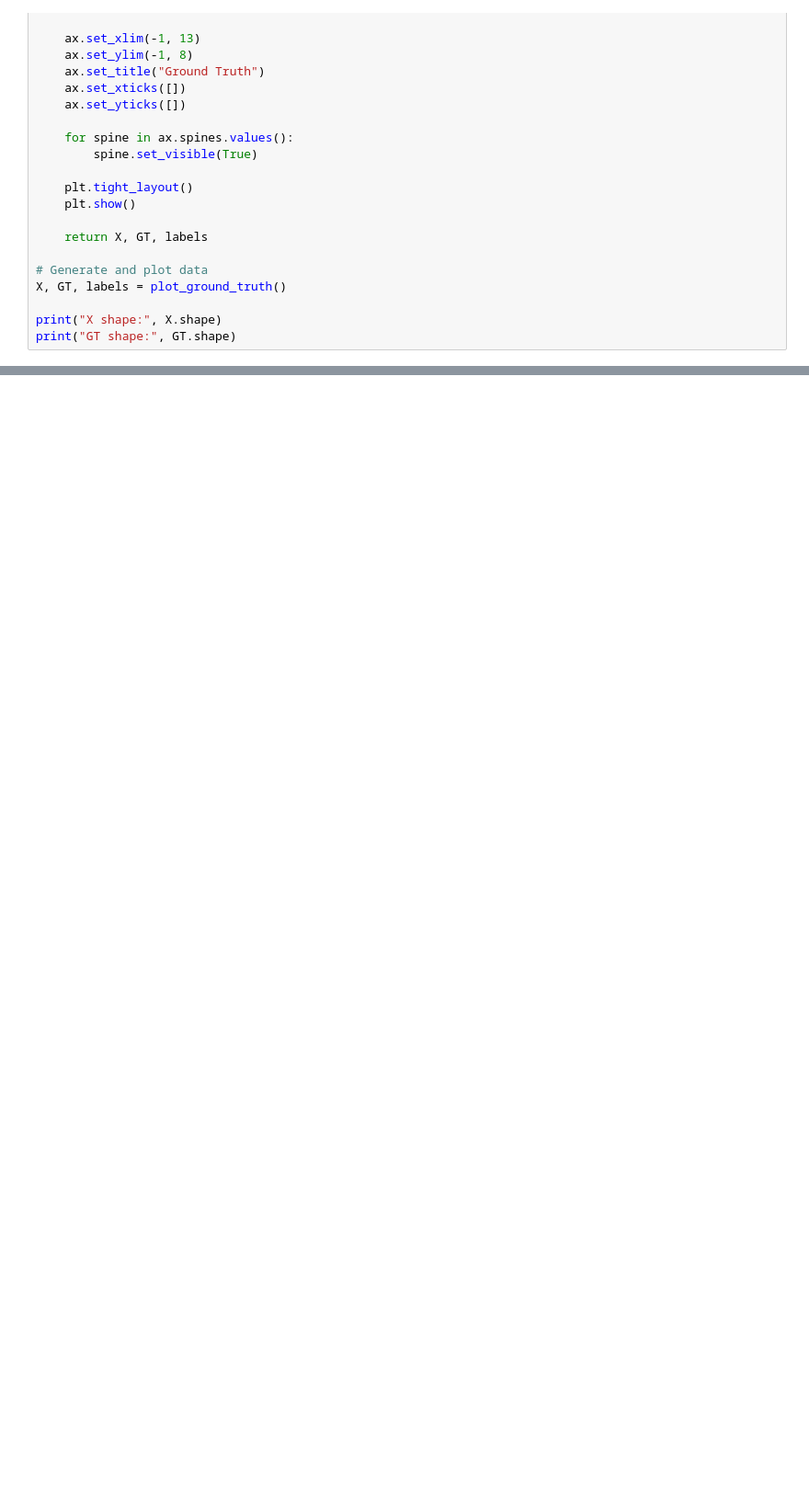
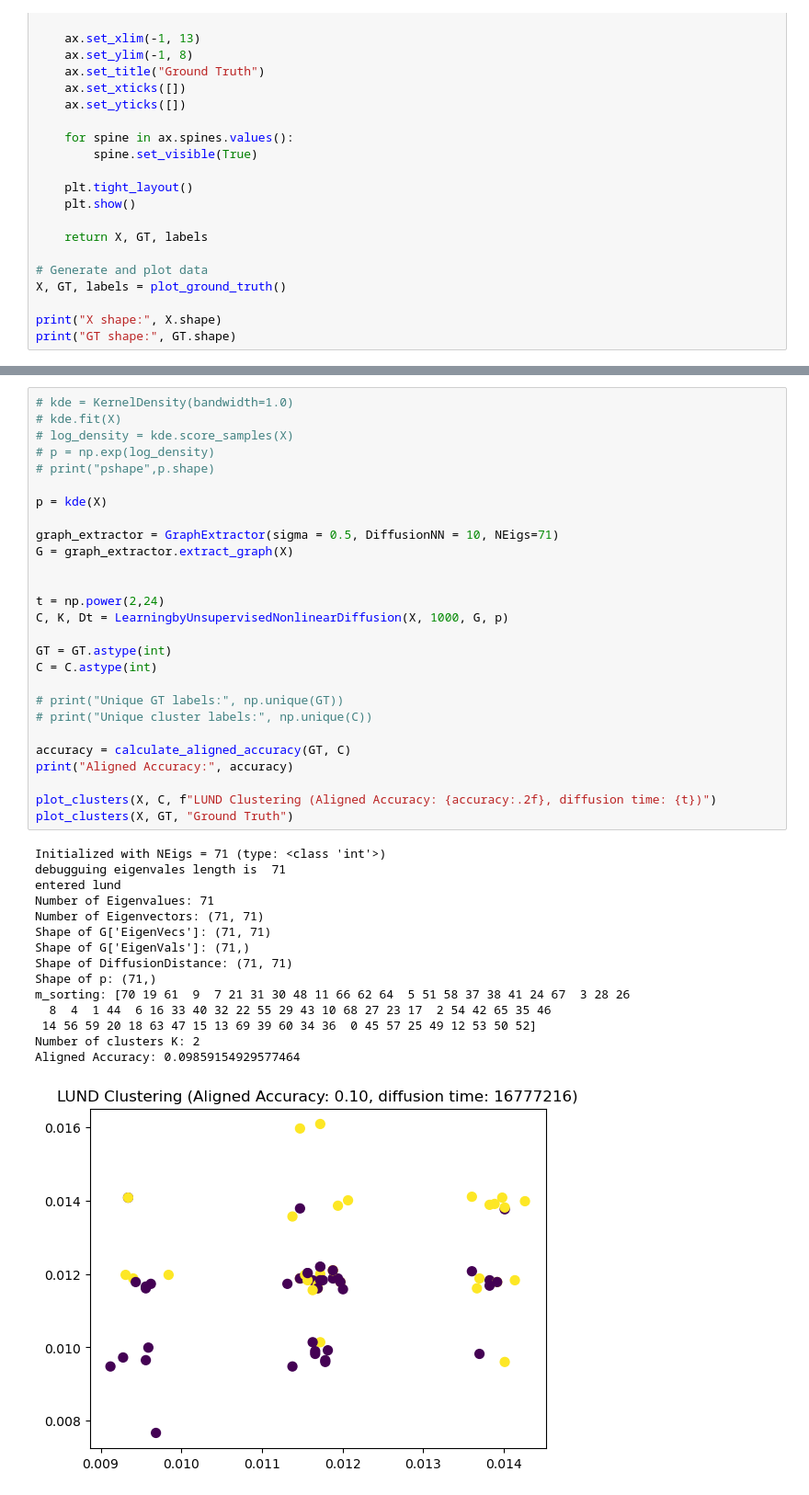
Before and after one commit to seolibek/Tufts2024, a Jupyter notebook: temp.ipynb, the cells around one changed output, grey strips where cells are left out. Shown at 92% size. Drawn from its saved outputs; the diff is of its cells as text; blank space fills up the shorter version.

```diff
--- a/temp.ipynb
+++ b/temp.ipynb
@@ -541,0 +616,43 @@ plot_clusters(X, GT, "Ground Truth")
+# %%
+# kde = KernelDensity(bandwidth=1.0)
+# kde.fit(X)
+# log_density = kde.score_samples(X)
+# p = np.exp(log_density)
+# print("pshape",p.shape)
+
+p = kde(X)
+
+graph_extractor = GraphExtractor(sigma = 0.5, DiffusionNN = 10, NEigs=71)
+G = graph_extractor.extract_graph(X)
+
+
+t = np.power(2,24)
+C, K, Dt = LearningbyUnsupervisedNonlinearDiffusion(X, 1000, G, p)
+
+GT = GT.astype(int)
+C = C.astype(int)
+
+# print("Unique GT labels:", np.unique(GT))
+# print("Unique cluster labels:", np.unique(C))
+
+accuracy = calculate_aligned_accuracy(GT, C)
+print("Aligned Accuracy:", accuracy)
+
+plot_clusters(X, C, f"LUND Clustering (Aligned Accuracy: {accuracy:.2f}, diffusion time: {t})")
+plot_clusters(X, GT, "Ground Truth")
+# %% [output]
+Initialized with NEigs = 71 (type: <class 'int'>)
+debugguing eigenvales length is  71
+entered lund
+Number of Eigenvalues: 71
+Number of Eigenvectors: (71, 71)
+Shape of G['EigenVecs']: (71, 71)
+Shape of G['EigenVals']: (71,)
+Shape of DiffusionDistance: (71, 71)
+Shape of p: (71,)
+m_sorting: [70 19 61  9  7 21 31 30 48 11 66 62 64  5 51 58 37 38 41 24 67  3 28 26
+  8  4  1 44  6 16 33 40 32 22 55 29 43 10 68 27 23 17  2 54 42 65 35 46
+ 14 56 59 20 18 63 47 15 13 69 39 60 34 36  0 45 57 25 49 12 53 50 52]
+Number of clusters K: 2
+Aligned Accuracy: 0.09859154929577464
+[figure, added]
```
Also changed, not shown: parts of 7 cells of this notebook, 2 other files.
